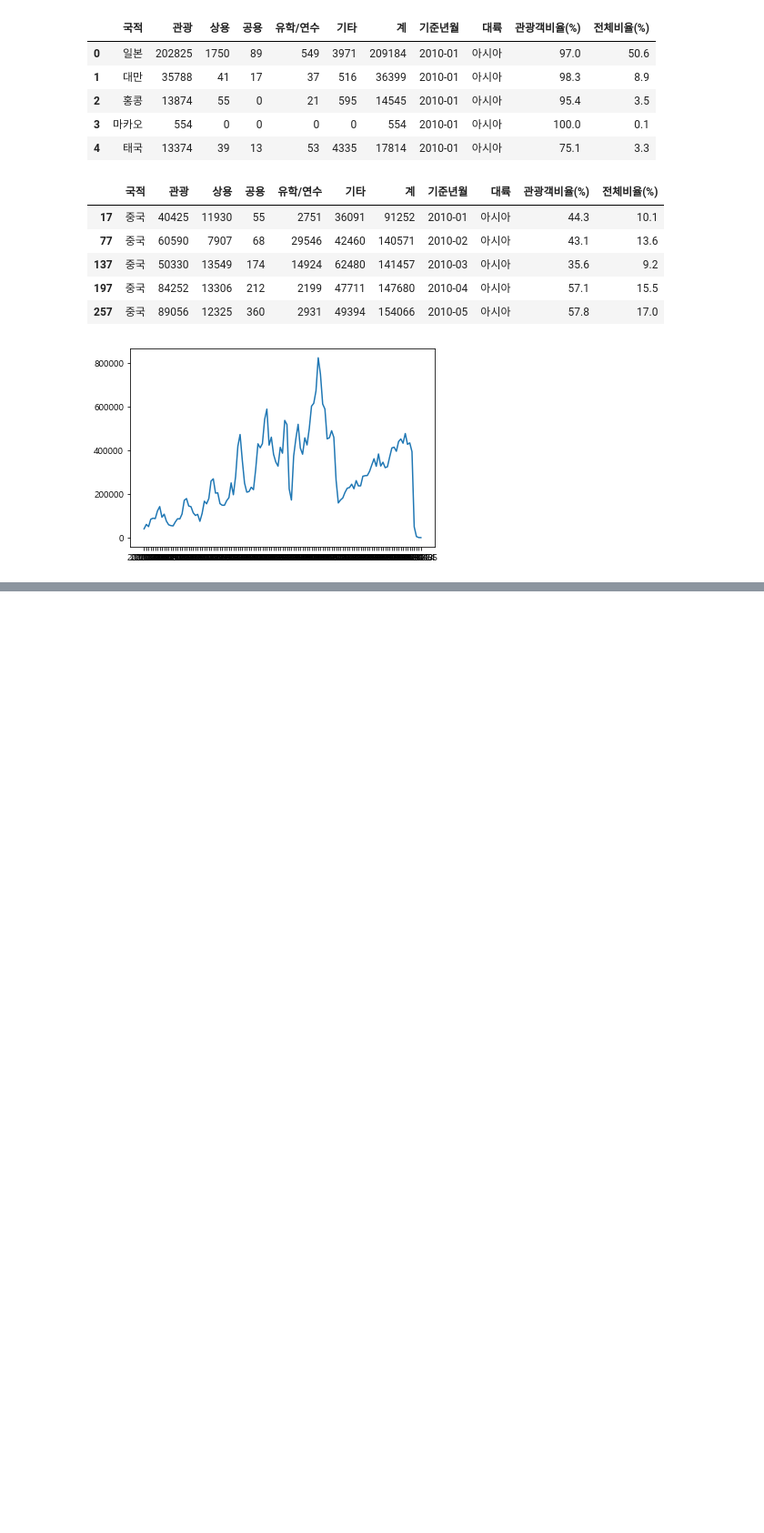
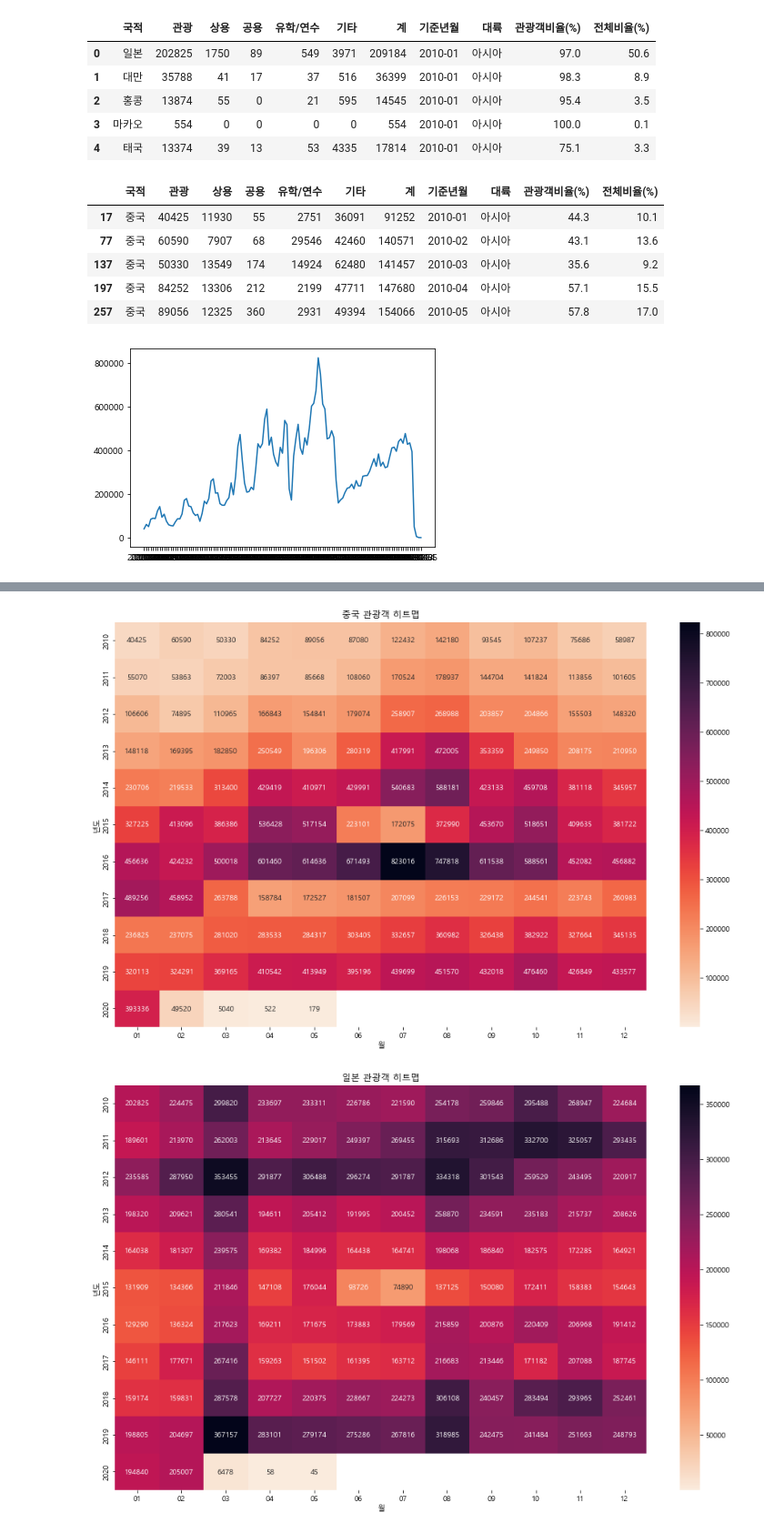
Before and after one commit to eunbin777/StudyAboutML, a Jupyter notebook: 2022 하계 모각코/week4-3.ipynb, the cells around one changed output, grey strips where cells are left out. Shown: that part at 91% size. Cells and saved outputs as stored; diff of their text form; code cells hidden in the pictures; blank space fills up the shorter version.

```diff
--- a/2022 하계 모각코/week4-3.ipynb
+++ b/2022 하계 모각코/week4-3.ipynb
@@ -41,0 +159,20 @@ plt.show()
+# %%
+for country in country_list:
+    condition = (df['국적'] == country)
+    df_filter = df[condition]
+
+    df_pivot = df_filter.pivot_table(values = '관광', index = '년도', columns = '월')
+
+    # 그래프 크기 설정
+    plt.figure(figsize = (16, 10))
+
+    # 히트맵 그래프 그리기
+    sns.heatmap(df_pivot, annot = True, fmt = '.0f', cmap = 'rocket_r')
+
+    # 그래프 타이틀 달기
+    plt.title('{} 관광객 히트맵'.format(country))
+
+    plt.show()
+# %% [output]
+[figure, added]
+[figure, added]
```
Also changed, not shown: parts of 10 cells of this notebook, 1 other file.
